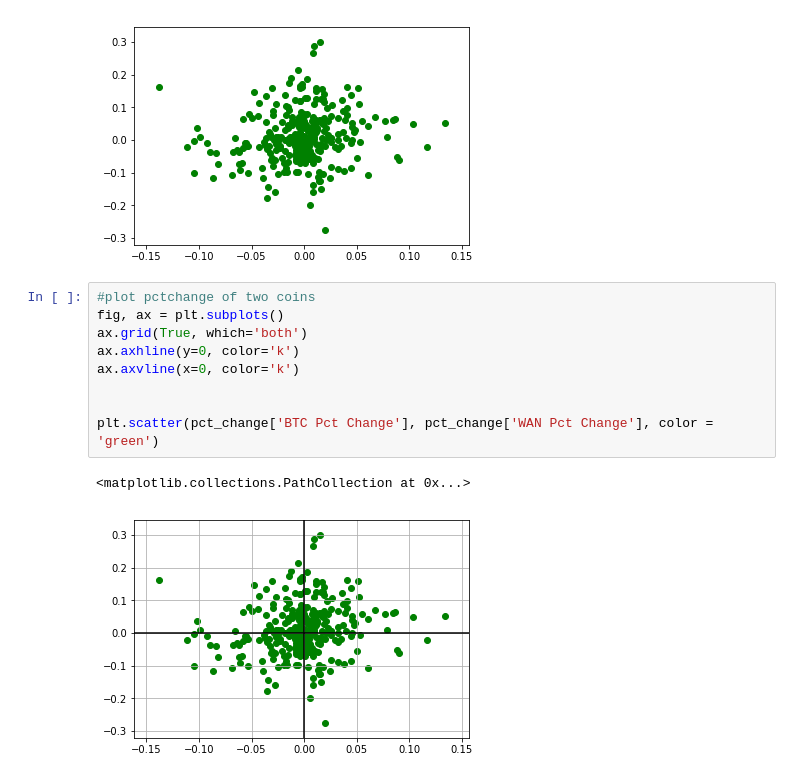
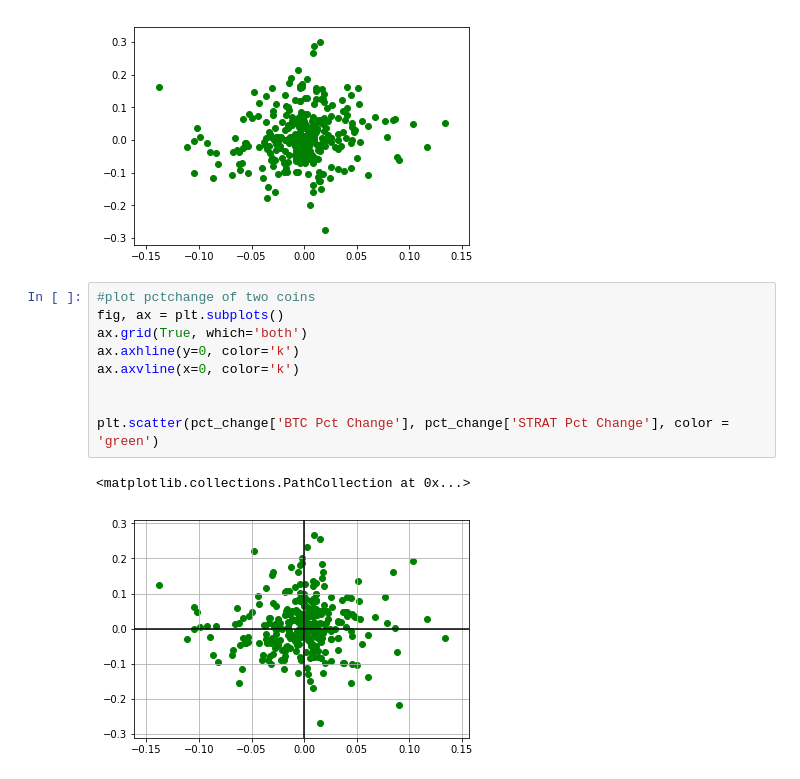
Before and after one commit to kevzha/CryptoAnalysis, a Jupyter notebook: Heatmaps_Graphing.ipynb, the cells around one changed output. Cells and saved outputs as stored; diff of their text form.

```diff
--- a/Heatmaps_Graphing.ipynb
+++ b/Heatmaps_Graphing.ipynb
@@ -140,12 +149,12 @@ plt.scatter(pct_change['BTC Pct Change'], pct_change['WAN Pct Change'], color =
 # %%
 #plot pctchange of two coins
 fig, ax = plt.subplots()
 ax.grid(True, which='both')
 ax.axhline(y=0, color='k')
 ax.axvline(x=0, color='k')
 
 
-plt.scatter(pct_change['BTC Pct Change'], pct_change['WAN Pct Change'], color = 'green')
+plt.scatter(pct_change['BTC Pct Change'], pct_change['STRAT Pct Change'], color = 'green')
 # %% [output]
 <matplotlib.collections.PathCollection at 0x...>
-[figure, old version]
+[figure, new version]
```
Also changed, not shown: parts of 13 cells of this notebook.
